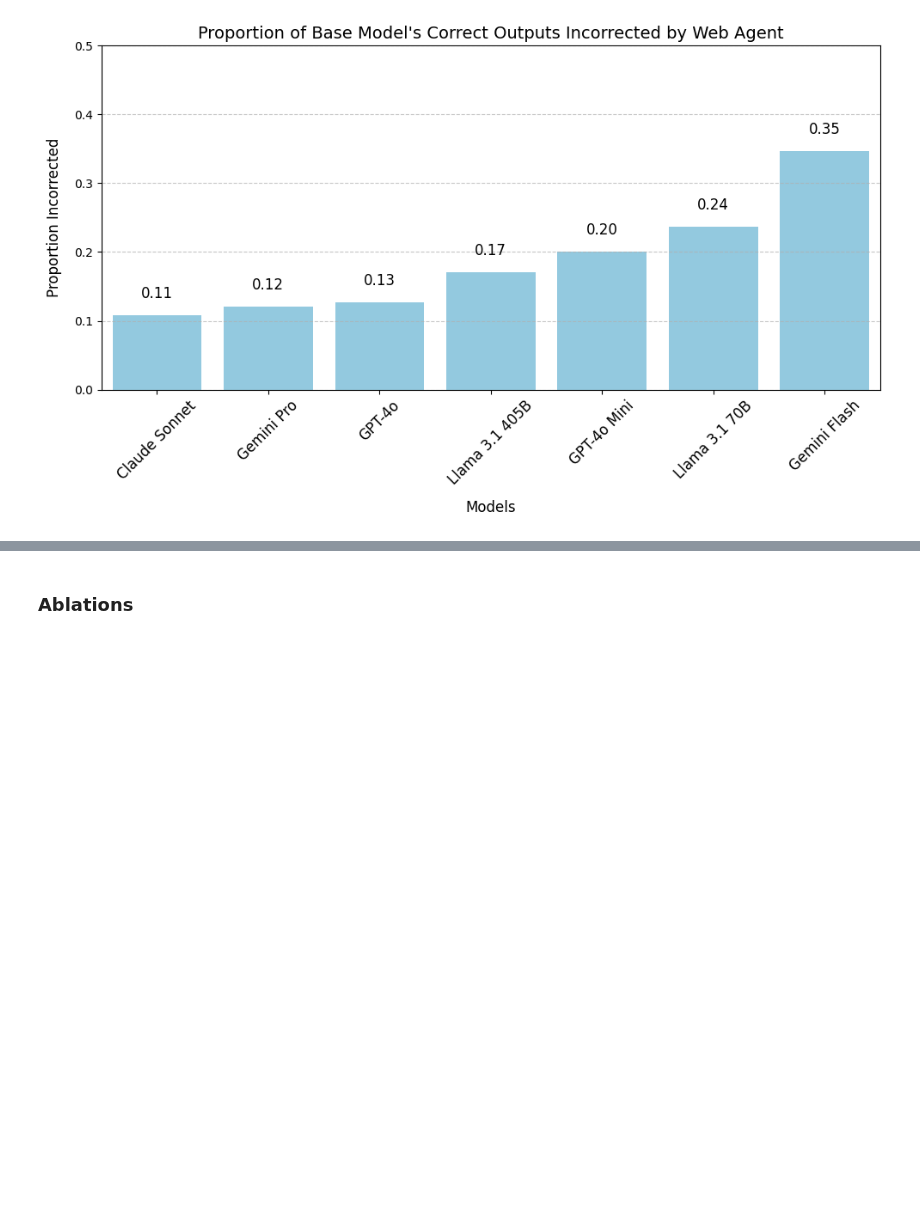
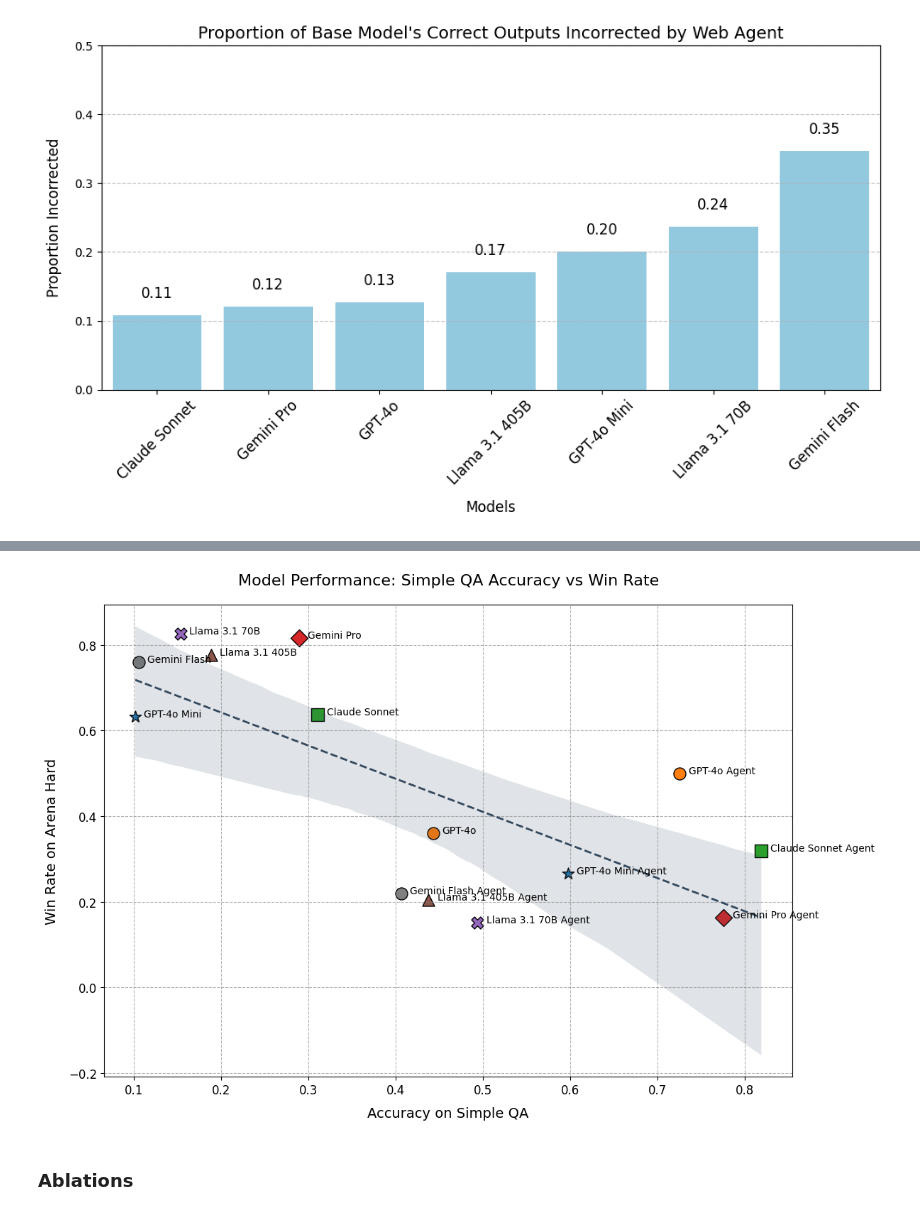
Before and after one commit to lm-sys/FastChat, a Jupyter notebook: evaluation/process_results.ipynb, the cells around one changed output, grey strips where cells are left out. Cells and saved outputs as stored; diff of their text form; code cells hidden in the pictures; blank space fills up the shorter version.

```diff
--- a/evaluation/process_results.ipynb
+++ b/evaluation/process_results.ipynb
@@ -416,0 +452,19 @@ Reference Website:
+# %%
+arena_hard_results = {}
+for model_name in model_names:
+    arena_hard_results[model_name] = pd.read_json("eval_results/arena_hard_{}.jsonl".format(model_name), lines=True)
+    arena_hard_results[model_name+"-agent"] = pd.read_json("eval_results/arena_hard_{}.jsonl".format(model_name), lines=True)
+
+for model_name in model_names:
+    arena_hard_results[model_name] = arena_hard_results[model_name][~arena_hard_results[model_name]["question_id"].isin(network_error_ids[model_name])]
+    arena_hard_results[model_name+"-agent"] = arena_hard_results[model_name+"-agent"][~arena_hard_results[model_name+"-agent"]["question_id"].isin(network_error_ids[model_name])]
+
+winrate = {}
+for model_name in arena_hard_results.keys():
+    if 'agent' in model_name:
+        model_winrate = float((arena_hard_results[model_name]["grade"] == "agent").mean())
+        winrate[model_name] = model_winrate
+    else:
+        model_winrate = float((arena_hard_results[model_name]["grade"] == "base").mean())
+        winrate[model_name] = model_winrate
+winrate
@@ -417,3 +529,78 @@ Reference Website:
+# %%
+# Update model styles to handle both base and agent versions
+model_styles = {
+    "GPT-4o Mini": {"marker": "*", "color": "#1f77b4"},
+    "GPT-4o": {"marker": "o", "color": "#ff7f0e"},
+    "Claude Sonnet": {"marker": "s", "color": "#2ca02c"},
+    "Gemini Pro": {"marker": "D", "color": "#d62728"},
+    "Llama 3.1 70B": {"marker": "X", "color": "#9467bd"},
+    "Llama 3.1 405B": {"marker": "^", "color": "#8c564b"},
+}
+
+# Function to map styles for both base and agent versions
+def map_styles(name):
+    base_name = name.replace(" Agent", "")
+    return model_styles.get(base_name, {"marker": "o", "color": "gray"})
+
+# Map styles for the plot data
+plot_data["Style"] = plot_data["Model"].map(map_styles)
+
+# Create plot
+plt.figure(figsize=(12, 8))
+
+# Plot each model with consistent style for base and agent versions
+for _, row in plot_data.iterrows():
+    plt.scatter(
+        row["Simple QA Accuracy"],
+        row["Win Rate"],
+        label=row["Model"],
+        s=150,
+        edgecolor="black",
+        marker=row["Style"]["marker"],
+        color=row["Style"]["color"],
+    )
+
+sns.regplot(
+    x="Simple QA Accuracy",
+    y="Win Rate",
+    data=plot_data,
+    scatter=False,
+    color="#34495e",
+    line_kws={"linestyle": "dashed", "linewidth": 2}
+)
+
+# Annotate points with model names
+for i in range(len(plot_data)):
+    plt.text(
+        plot_data["Simple QA Accuracy"].iloc[i] + 0.01,
+        plot_data["Win Rate"].iloc[i],
+        plot_data["Model"].iloc[i],
+        fontsize=10,
+        ha="left"
+    )
+
+# Title and labels
+plt.title("Model Performance: Simple QA Accuracy vs Win Rate", fontsize=16, pad=20)
+plt.xlabel("Accuracy on Simple QA", fontsize=14, labelpad=10)
+plt.ylabel("Win Rate on Arena Hard", fontsize=14, labelpad=10)
+
+# Customize ticks and grid
+plt.xticks(fontsize=12)
+plt.yticks(fontsize=12)
+plt.grid(axis="both", linestyle="--", alpha=0.6, color="gray")
+
+# Legend
+handles, labels = plt.gca().get_legend_handles_labels()
+by_label = dict(zip(labels, handles))
+# plt.legend(by_label.values(), by_label.keys(), bbox_to_anchor=(1.05, 1), loc='upper left', fontsize=10, title="Models")
+
+# Tight layout for better spacing
+plt.tight_layout()
+
+# Show plot
+plt.show()
+# %% [output]
+[figure, added]
 # %% [markdown]
 ### Ablations
 # %%
```
Also changed, not shown: parts of 24 cells of this notebook, 10 other files.
